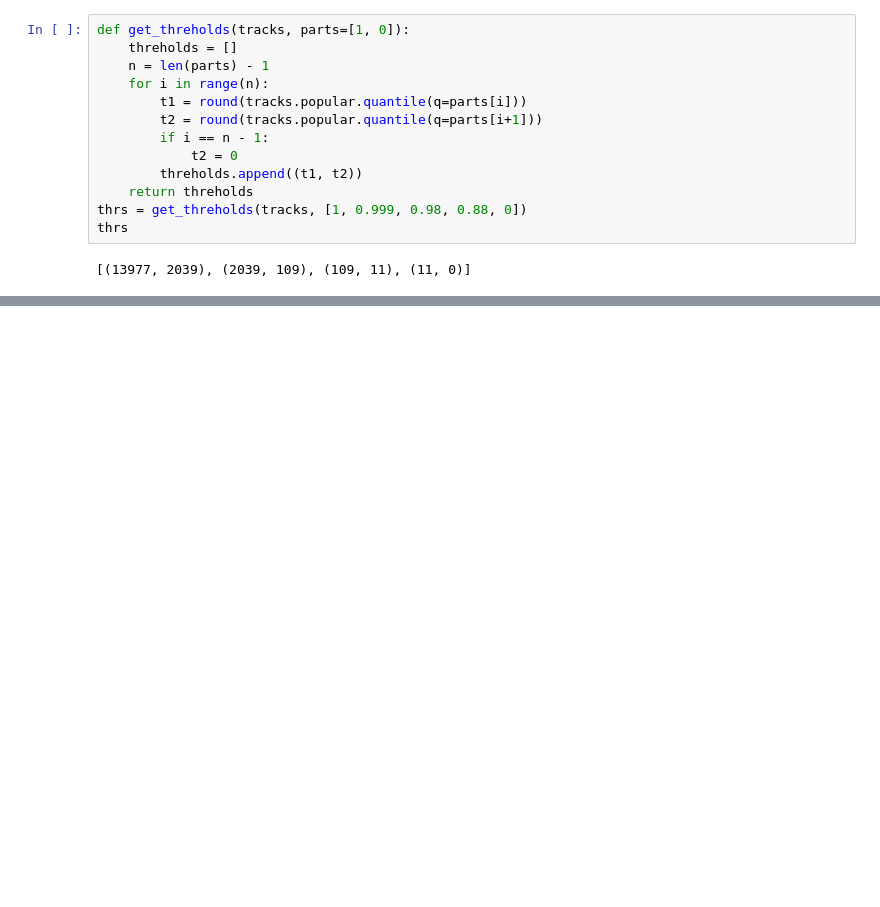
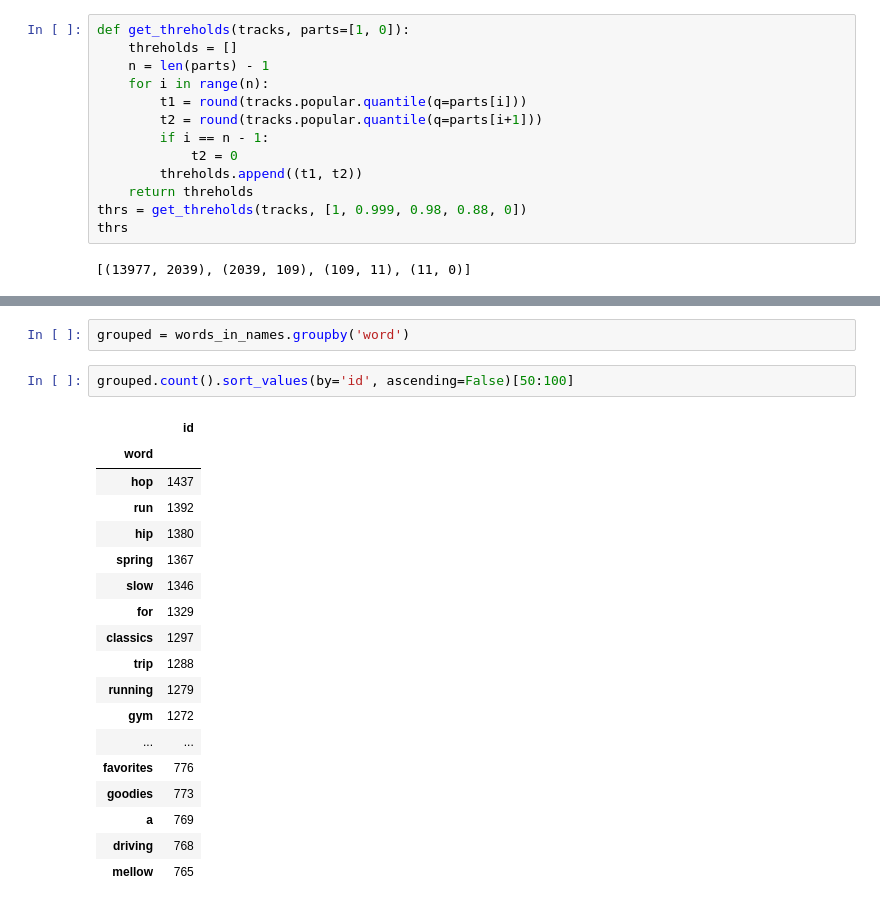
Before and after one commit to vadimfb/playlist_continuation, a Jupyter notebook: code/statistics.ipynb, the cells around one changed output, grey strips where cells are left out. Saved outputs shown, nothing was run; the diff lists cells and outputs as text; blank space fills up the shorter version.

```diff
--- a/code/statistics.ipynb
+++ b/code/statistics.ipynb
@@ -155,0 +214,23 @@ thrs
+# %%
+grouped = words_in_names.groupby('word')
+# %%
+grouped.count().sort_values(by='id', ascending=False)[50:100]
+# %% [output]
+|  | id |
+| word |  |
+| hop | 1437 |
+| run | 1392 |
+| hip | 1380 |
+| spring | 1367 |
+| slow | 1346 |
+| for | 1329 |
+| classics | 1297 |
+| trip | 1288 |
+| running | 1279 |
+| gym | 1272 |
+| ... | ... |
+| favorites | 776 |
+| goodies | 773 |
+| a | 769 |
+| driving | 768 |
+| mellow | 765 |
```
Also changed, not shown: parts of 10 cells of this notebook, 3 other files.
